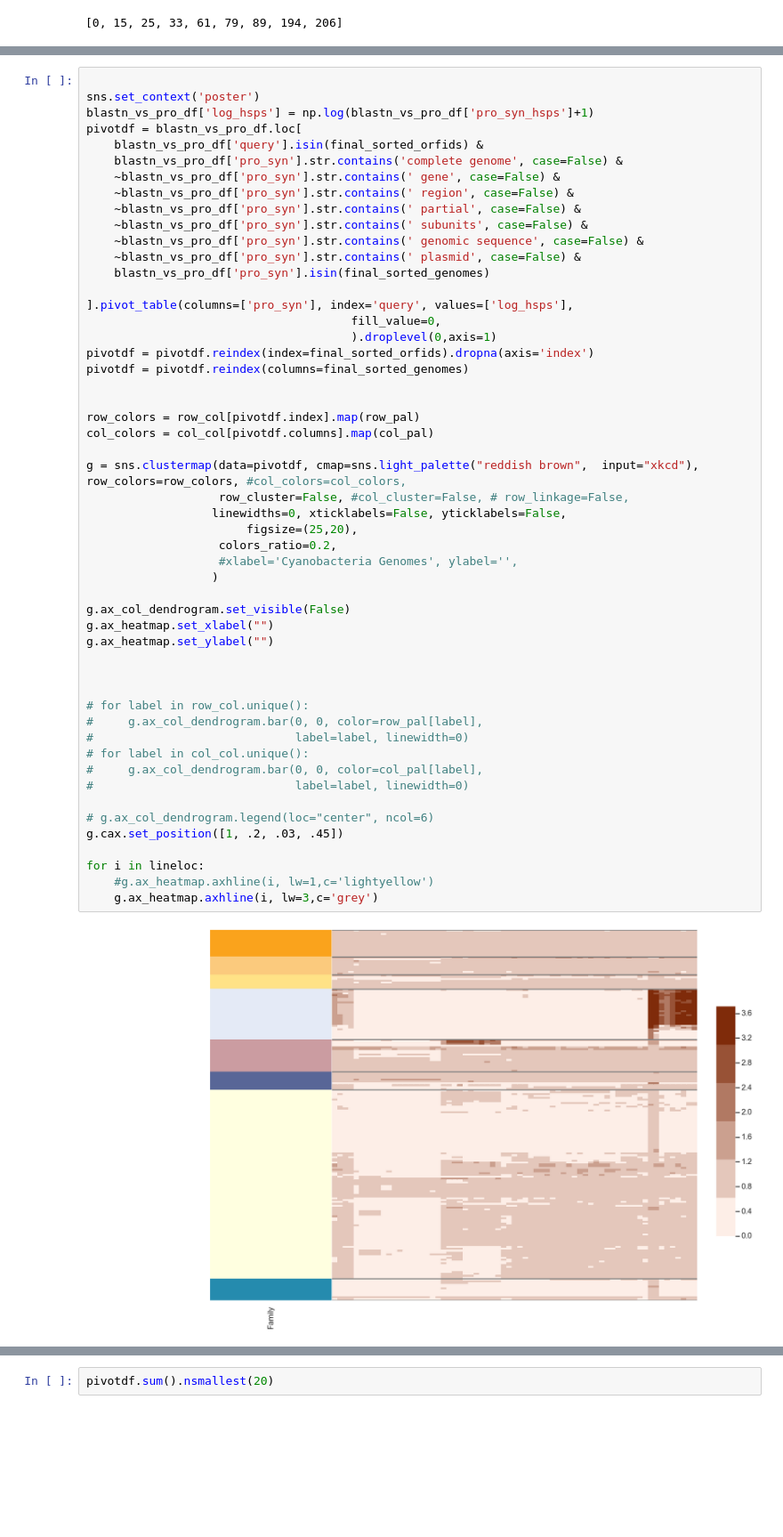
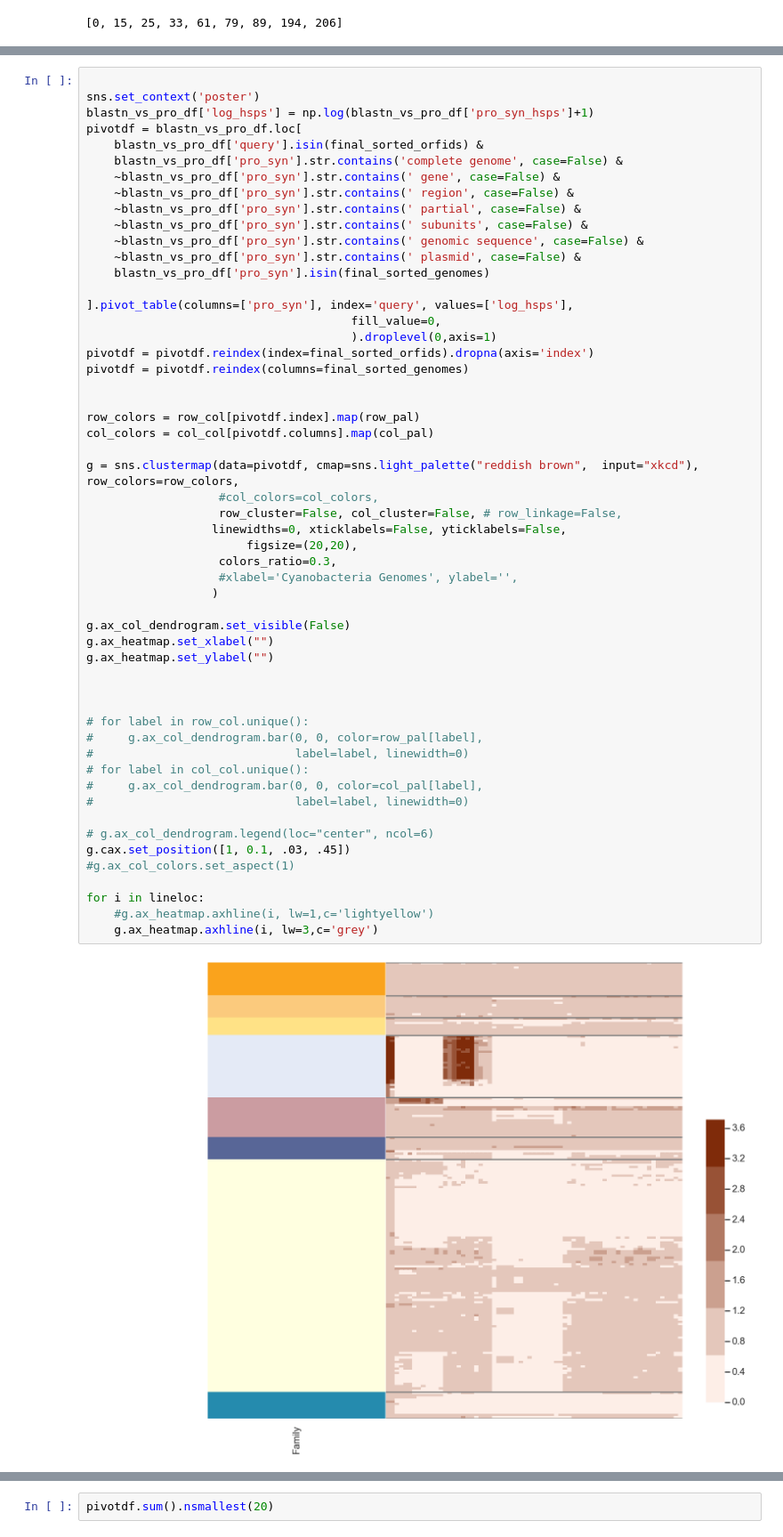
Before and after one commit to wosnat/sep, a Jupyter notebook: mit9313 - ISME2016 - proteome blast - david reanalysis.ipynb, the cells around one changed output, grey strips where cells are left out. Shown at 89% size. Drawn from its saved outputs; the diff is of its cells as text; blank space fills up the shorter version.

```diff
--- a/mit9313 - ISME2016 - proteome blast - david reanalysis.ipynb
+++ b/mit9313 - ISME2016 - proteome blast - david reanalysis.ipynb
@@ -1193,36 +1198,38 @@ pivotdf = blastn_vs_pro_df.loc[
 pivotdf = pivotdf.reindex(index=final_sorted_orfids).dropna(axis='index')
 pivotdf = pivotdf.reindex(columns=final_sorted_genomes)
 
 
 row_colors = row_col[pivotdf.index].map(row_pal)
 col_colors = col_col[pivotdf.columns].map(col_pal)
 
-g = sns.clustermap(data=pivotdf, cmap=sns.light_palette("reddish brown",  input="xkcd"), row_colors=row_colors, #col_colors=col_colors,
-                   row_cluster=False, #col_cluster=False, # row_linkage=False,
+g = sns.clustermap(data=pivotdf, cmap=sns.light_palette("reddish brown",  input="xkcd"), row_colors=row_colors,
+                   #col_colors=col_colors,
+                   row_cluster=False, col_cluster=False, # row_linkage=False,
                   linewidths=0, xticklabels=False, yticklabels=False,
-                       figsize=(25,20),
-                   colors_ratio=0.2,
+                       figsize=(20,20),
+                   colors_ratio=0.3,
                    #xlabel='Cyanobacteria Genomes', ylabel='',
                   )
 
 g.ax_col_dendrogram.set_visible(False)
 g.ax_heatmap.set_xlabel("")
 g.ax_heatmap.set_ylabel("")
 
 
 
 # for label in row_col.unique():
 #     g.ax_col_dendrogram.bar(0, 0, color=row_pal[label],
 #                             label=label, linewidth=0)
 # for label in col_col.unique():
 #     g.ax_col_dendrogram.bar(0, 0, color=col_pal[label],
 #                             label=label, linewidth=0)
 
 # g.ax_col_dendrogram.legend(loc="center", ncol=6)
-g.cax.set_position([1, .2, .03, .45])
+g.cax.set_position([1, 0.1, .03, .45])
+#g.ax_col_colors.set_aspect(1)
 
 for i in lineloc:
     #g.ax_heatmap.axhline(i, lw=1,c='lightyellow')
     g.ax_heatmap.axhline(i, lw=3,c='grey')
 # %% [output]
-[figure, old version]
+[figure, new version]
```
Also changed, not shown: parts of 8 cells of this notebook, 2 other files.
